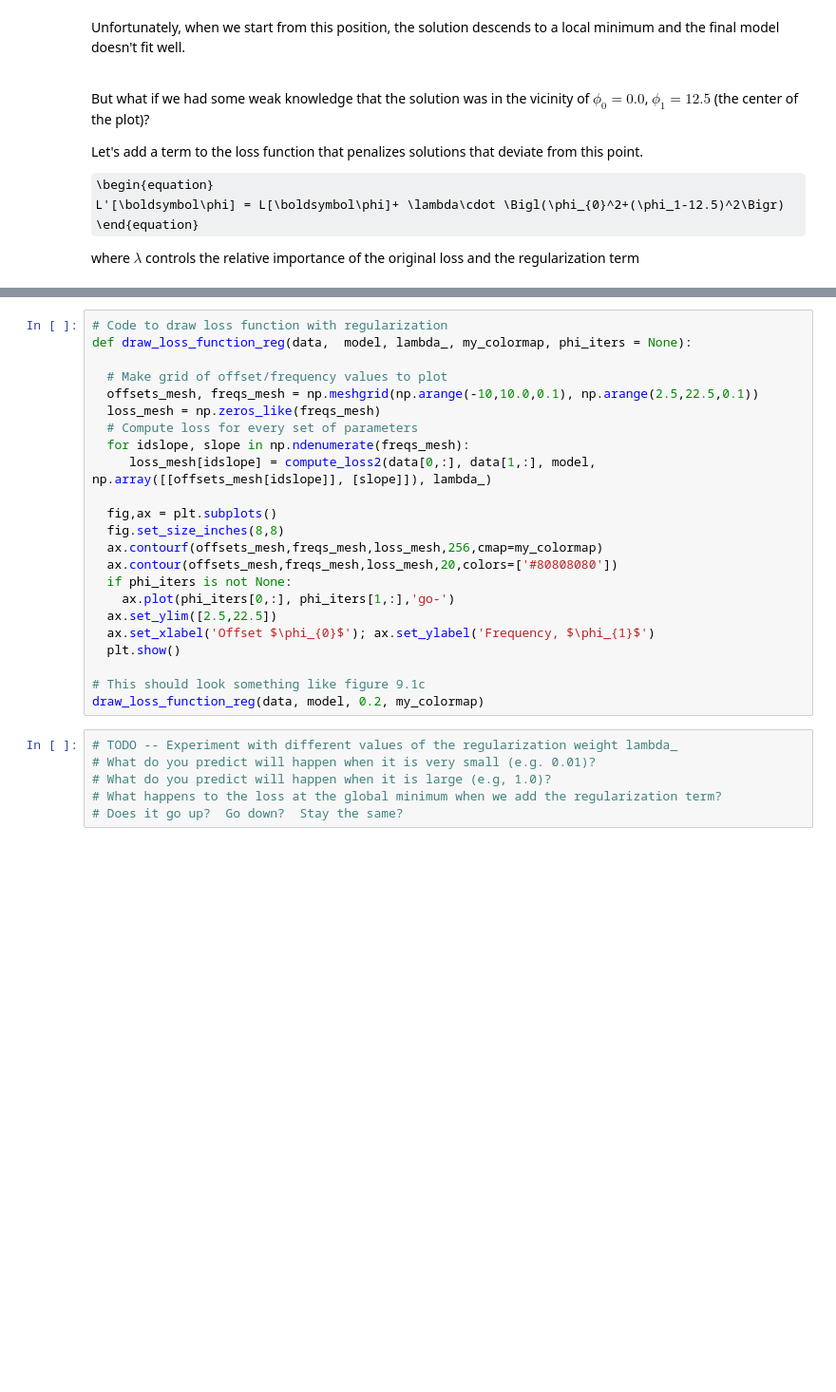
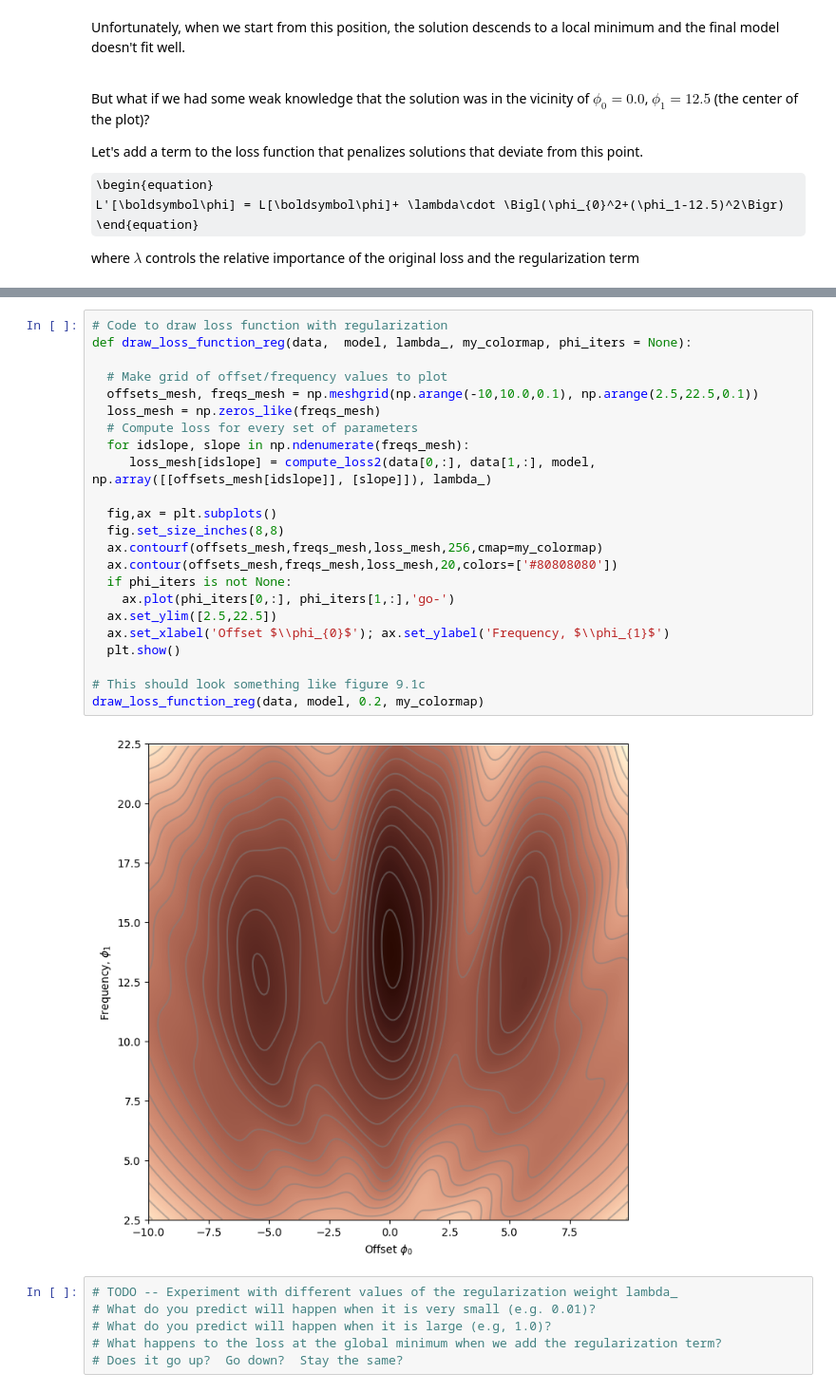
Before and after one commit to udlbook/udlbook, a Jupyter notebook: Notebooks/Chap09/9_1_L2_Regularization.ipynb, the cells around one changed output, grey strips where cells are left out. Shown at 95% size. Drawn from its saved outputs; the diff is of its cells as text; some formulas as TeX source; blank space fills up the shorter version.

```diff
--- a/Notebooks/Chap09/9_1_L2_Regularization.ipynb
+++ b/Notebooks/Chap09/9_1_L2_Regularization.ipynb
@@ -211,26 +225,28 @@ draw_reg_function()
 # %%
 # Code to draw loss function with regularization
 def draw_loss_function_reg(data,  model, lambda_, my_colormap, phi_iters = None):
 
   # Make grid of offset/frequency values to plot
   offsets_mesh, freqs_mesh = np.meshgrid(np.arange(-10,10.0,0.1), np.arange(2.5,22.5,0.1))
   loss_mesh = np.zeros_like(freqs_mesh)
   # Compute loss for every set of parameters
   for idslope, slope in np.ndenumerate(freqs_mesh):
      loss_mesh[idslope] = compute_loss2(data[0,:], data[1,:], model, np.array([[offsets_mesh[idslope]], [slope]]), lambda_)
 
   fig,ax = plt.subplots()
   fig.set_size_inches(8,8)
   ax.contourf(offsets_mesh,freqs_mesh,loss_mesh,256,cmap=my_colormap)
   ax.contour(offsets_mesh,freqs_mesh,loss_mesh,20,colors=['#80808080'])
   if phi_iters is not None:
     ax.plot(phi_iters[0,:], phi_iters[1,:],'go-')
   ax.set_ylim([2.5,22.5])
-  ax.set_xlabel('Offset $\phi_{0}$'); ax.set_ylabel('Frequency, $\phi_{1}$')
+  ax.set_xlabel('Offset $\\phi_{0}$'); ax.set_ylabel('Frequency, $\\phi_{1}$')
   plt.show()
 
 # This should look something like figure 9.1c
 draw_loss_function_reg(data, model, 0.2, my_colormap)
+# %% [output]
+[figure, added]
 # %%
 # TODO -- Experiment with different values of the regularization weight lambda_
 # What do you predict will happen when it is very small (e.g. 0.01)?
```
Also changed, not shown: parts of 8 cells of this notebook.
